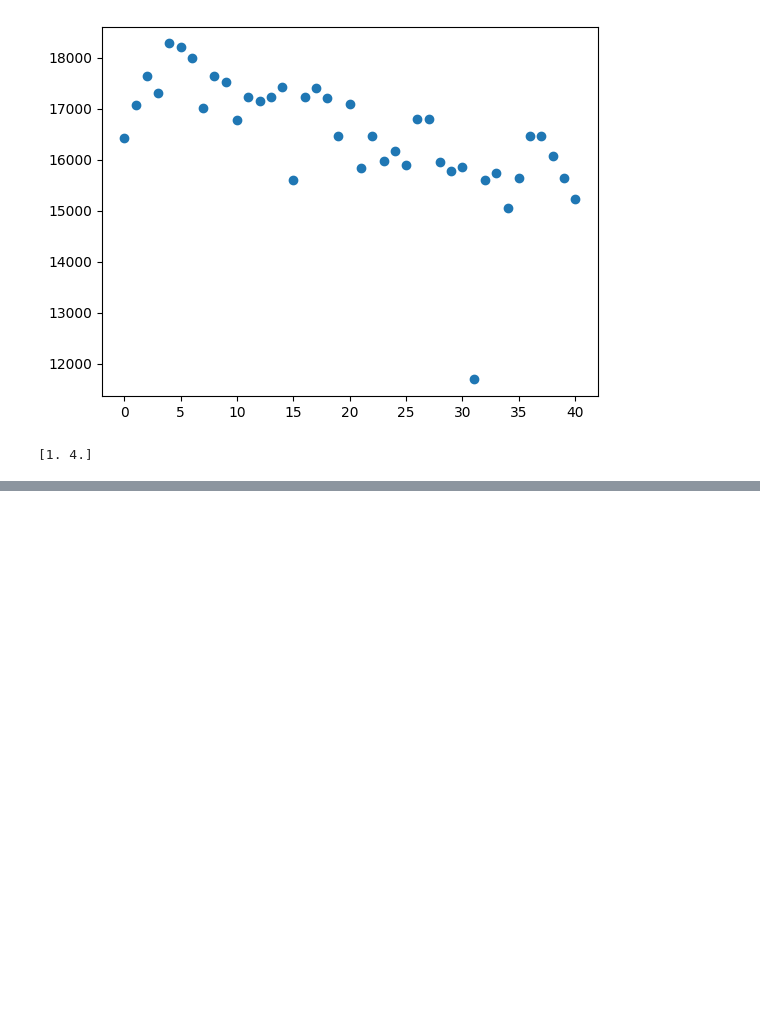
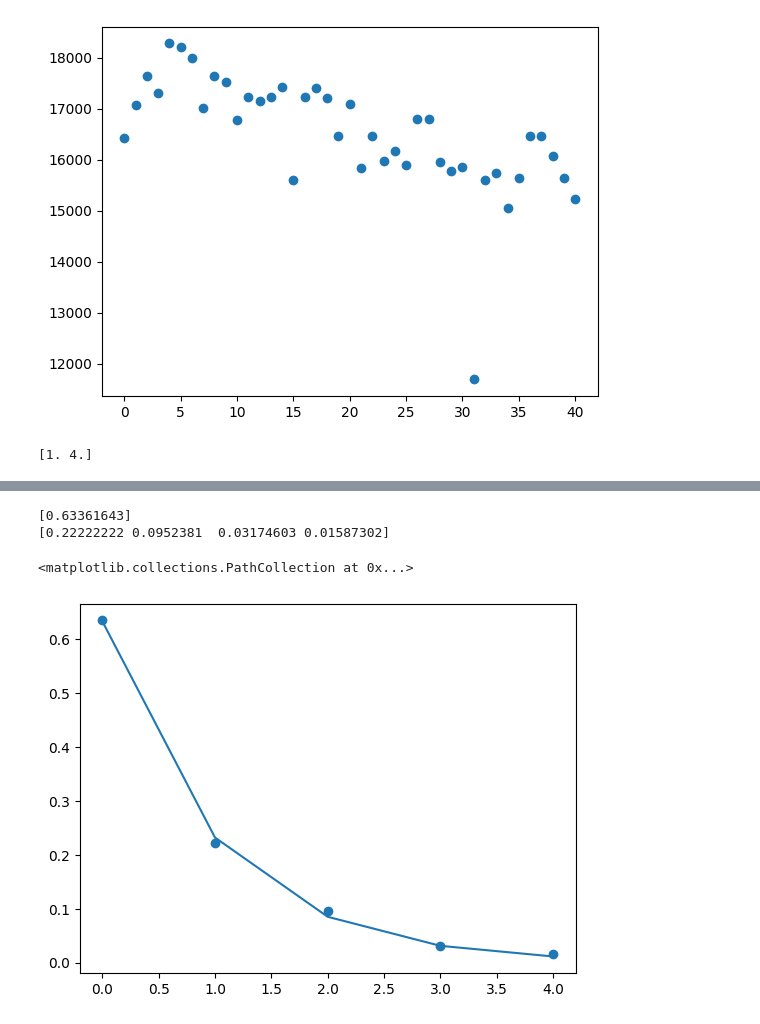
Before and after one commit to baron-de-montblanc/rfi_characterization, a Jupyter notebook: notebooks/testbed.ipynb, the cells around one changed output, grey strips where cells are left out. Cells and saved outputs as stored; diff of their text form; code cells hidden in the pictures; blank space fills up the shorter version.

```diff
--- a/notebooks/testbed.ipynb
+++ b/notebooks/testbed.ipynb
@@ -365,0 +383,22 @@ print(a, b)
+# %%
+from scipy.stats import geom
+from scipy.optimize import curve_fit
+
+def pdis(t, p):
+    return p*(1-p)**(t)
+
+fit, cov = curve_fit(pdis, emit_nums[0:], (freqs/np.sum(freqs))[0:])
+print(fit)
+print((freqs/np.sum(freqs))[1:])
+
+t = np.arange(0, 5)
+
+p = fit[0]
+#plt.plot(t, geom.pmf(t, p))
+plt.plot(t, pdis(t, p))
+plt.scatter(emit_nums, (freqs/np.sum(freqs)))
+# %% [output]
+[0.63361643]
+[0.22222222 0.0952381  0.03174603 0.01587302]
+<matplotlib.collections.PathCollection at 0x...>
+[figure, added]
```
Also changed, not shown: parts of 2 cells of this notebook, 6 other files.
